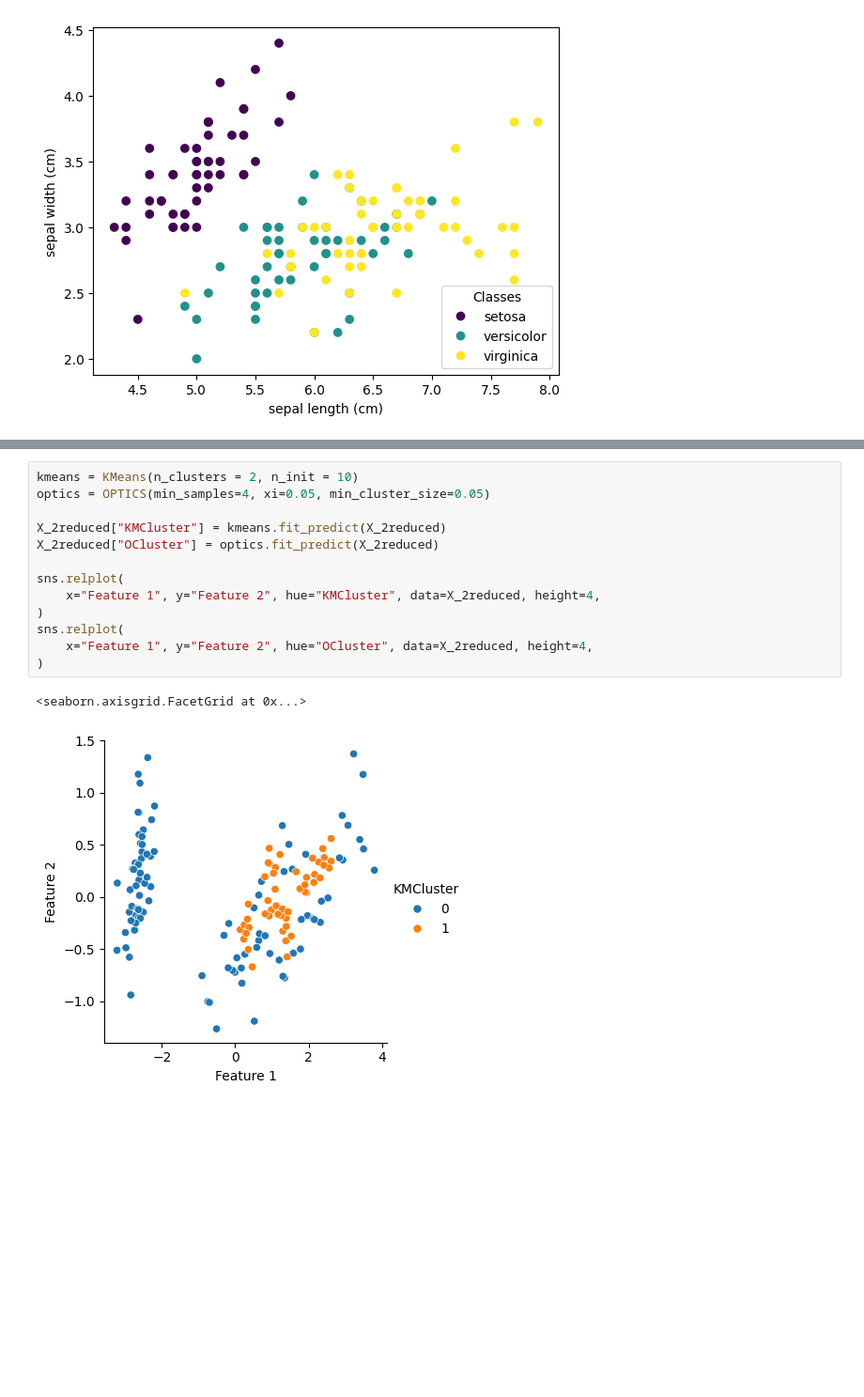
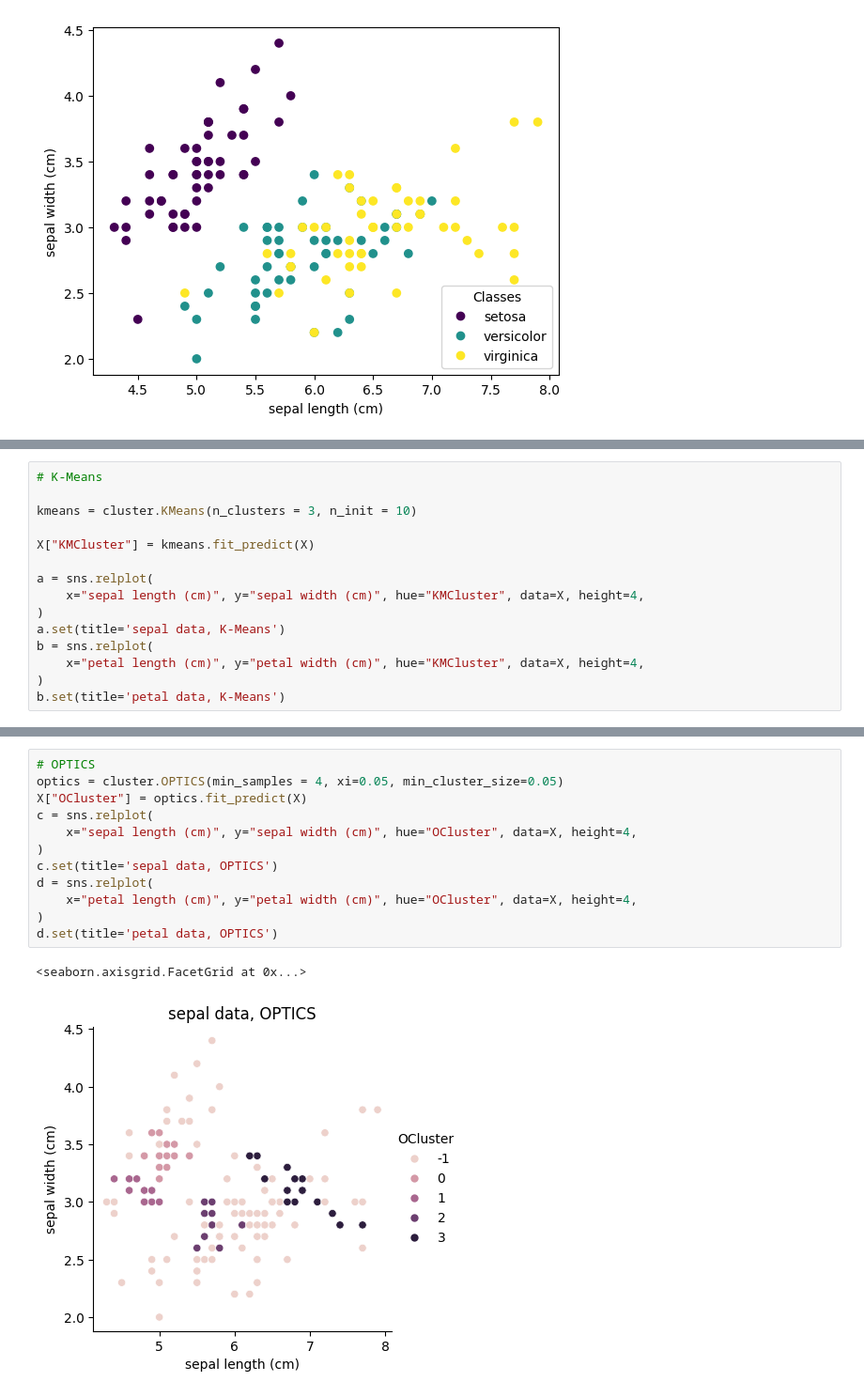
Before and after one commit to York-Solutions-B2E/andrew-york-exercises, a Jupyter notebook: Assignments/cluster_pca.ipynb, the cells around one changed output, grey strips where cells are left out. Shown at 94% size. Saved outputs shown, nothing was run; the diff lists cells and outputs as text; blank space fills up the shorter version.

Commit message:
complete pca/cluster assignment, complete wholesale cluster assignment

```diff
--- a/Assignments/cluster_pca.ipynb
+++ b/Assignments/cluster_pca.ipynb
@@ -101,0 +102,15 @@ plt.show()
+# %%
+# K-Means
+
+kmeans = cluster.KMeans(n_clusters = 3, n_init = 10)
+
+X["KMCluster"] = kmeans.fit_predict(X)
+
+a = sns.relplot(
+    x="sepal length (cm)", y="sepal width (cm)", hue="KMCluster", data=X, height=4,
+)
+a.set(title='sepal data, K-Means')
+b = sns.relplot(
+    x="petal length (cm)", y="petal width (cm)", hue="KMCluster", data=X, height=4,
+)
+b.set(title='petal data, K-Means')
@@ -102,16 +121,15 @@ plt.show()
 # %%
-kmeans = KMeans(n_clusters = 2, n_init = 10)
-optics = OPTICS(min_samples=4, xi=0.05, min_cluster_size=0.05)
-
-X_2reduced["KMCluster"] = kmeans.fit_predict(X_2reduced)
-X_2reduced["OCluster"] = optics.fit_predict(X_2reduced)
-
-sns.relplot(
-    x="Feature 1", y="Feature 2", hue="KMCluster", data=X_2reduced, height=4,
+# OPTICS
+optics = cluster.OPTICS(min_samples = 4, xi=0.05, min_cluster_size=0.05)
+X["OCluster"] = optics.fit_predict(X)
+c = sns.relplot(
+    x="sepal length (cm)", y="sepal width (cm)", hue="OCluster", data=X, height=4,
 )
-sns.relplot(
-    x="Feature 1", y="Feature 2", hue="OCluster", data=X_2reduced, height=4,
+c.set(title='sepal data, OPTICS')
+d = sns.relplot(
+    x="petal length (cm)", y="petal width (cm)", hue="OCluster", data=X, height=4,
 )
+d.set(title='petal data, OPTICS')
 # %% [output]
 <seaborn.axisgrid.FacetGrid at 0x...>
-[figure, old version]
+[figure, new version]
```
Also changed, not shown: parts of 12 cells of this notebook, 1 other file.
